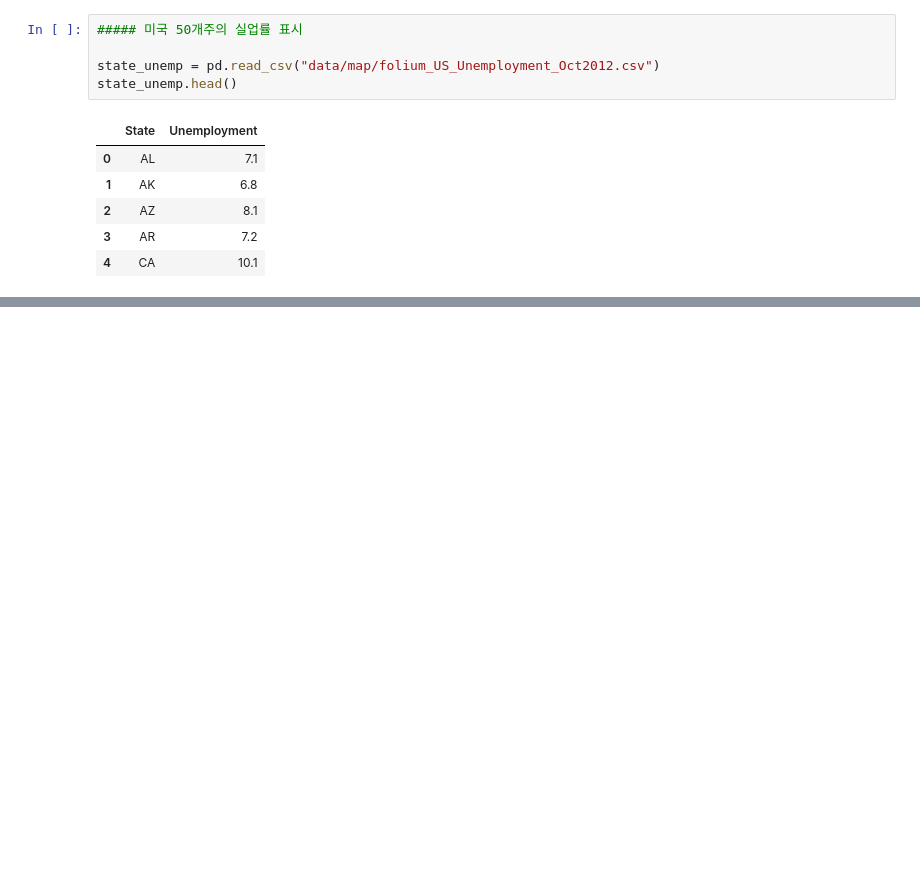
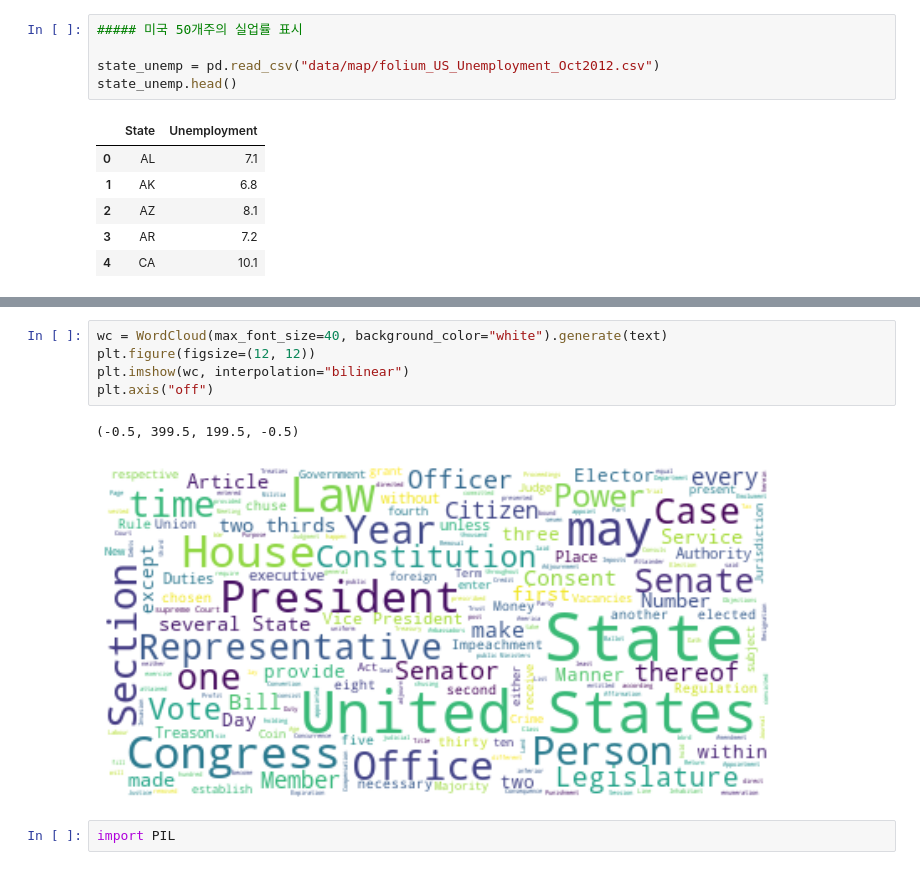
Before and after one commit to dbstj032207/Python, a Jupyter notebook: Analysis/3-matplotlib.ipynb, the cells around one changed output, grey strips where cells are left out. Saved outputs shown, nothing was run; the diff lists cells and outputs as text; blank space fills up the shorter version.

```diff
--- a/Analysis/3-matplotlib.ipynb
+++ b/Analysis/3-matplotlib.ipynb
@@ -679,0 +715,10 @@ map
+# %%
+wc = WordCloud(max_font_size=40, background_color="white").generate(text)
+plt.figure(figsize=(12, 12))
+plt.imshow(wc, interpolation="bilinear")
+plt.axis("off")
+# %% [output]
+(-0.5, 399.5, 199.5, -0.5)
+[figure, added]
+# %%
+import PIL
```
Also changed, not shown: parts of 14 cells of this notebook, 2 other files.
